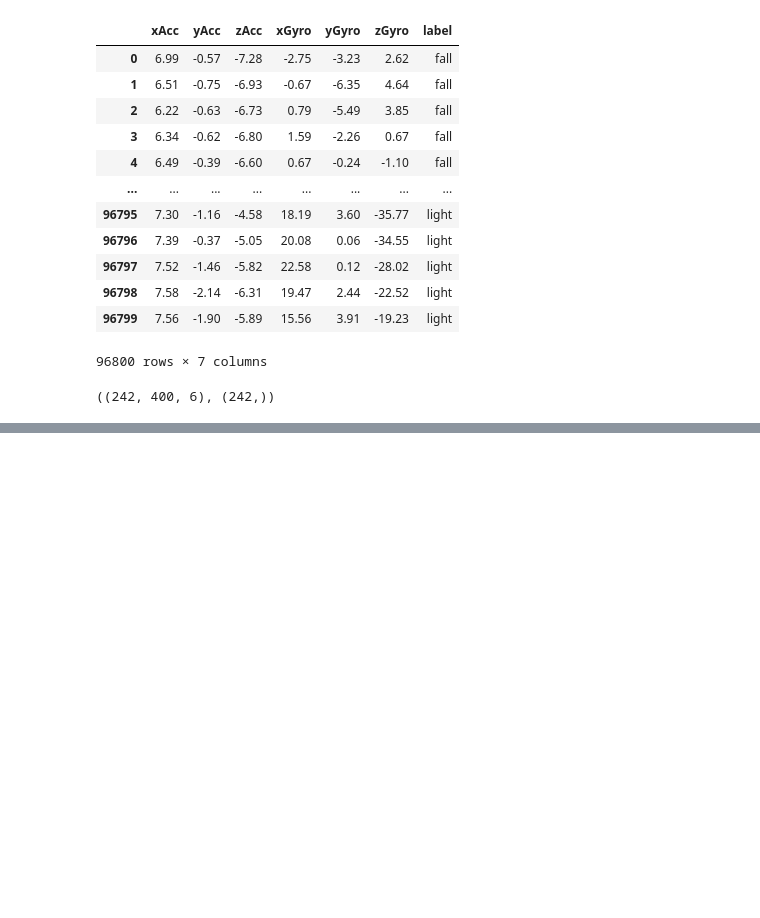
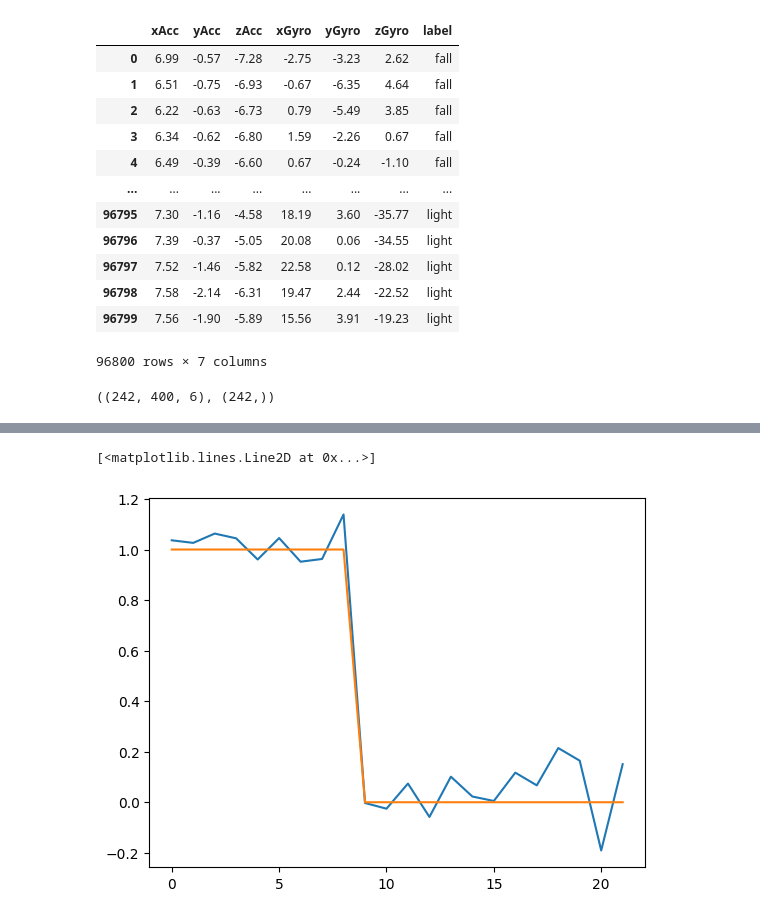
Before and after one commit to KristianS93/ML_LSTM, a Jupyter notebook: project/Falls-vs-normal.ipynb, the cells around one changed output, grey strips where cells are left out. Drawn from its saved outputs; the diff is of its cells as text; code cells hidden in the pictures; blank space fills up the shorter version.

```diff
--- a/project/Falls-vs-normal.ipynb
+++ b/project/Falls-vs-normal.ipynb
@@ -36,7 +36,11 @@ def split_observations(ds, window_size):
 
     # Append y value every window_size (i.e., every 400 values)
     if i % 400 == 0:  # Check for divisibility by 400, not remainder
-      y_values.append(ds_arr[i, -1])  # Append only the last value of the window
+      y_value = ds_arr[i, -1]
+      # Convert string to 1 if it contains "fall", otherwise 0
+      y_value = 1 if "fall" in y_value else 0
+      y_values.append(y_value)
+      #y_values.append(ds_arr[i, -1])  # Append only the last value of the window
 
   return np.array(observations), np.array(y_values)
 # %%
@@ -56,14 +79,6 @@ X_test = X_test.astype('float32')
 # %%
-from sklearn.preprocessing import LabelEncoder
-
-# Assuming y_train contains string labels
-encoder = LabelEncoder()
-y_train = encoder.fit_transform(y_train)
-y_val = encoder.transform(y_val)
-y_test = encoder.transform(y_test)
-
 # Reshape y_train (and similarly y_val, y_test) for multi-class classification
-y_train = y_train.reshape(y_train.shape[0], 1)
-y_val = y_val.reshape(y_val.shape[0], 1)
-y_test = y_test.reshape(y_test.shape[0], 1)
-y_train.shape, y_val.shape, y_test.shape
+#y_train = y_train.reshape(y_train.shape[0], 1)
+#y_val = y_val.reshape(y_val.shape[0], 1)
+#y_test = y_test.reshape(y_test.shape[0], 1)
+#y_train.shape, y_val.shape, y_test.shape
@@ -155,0 +184,6 @@ plt.plot(train_results['Actual'][:200])
+# %%
+test_predictions = model1.predict(X_test).flatten()
+test_results = pd.DataFrame(data={'Test Predictions':test_predictions, 'Actual':y_test})
+plt.plot(test_results['Test Predictions'])
+plt.plot(test_results['Actual'])
+# %% [output]
@@ -155,0 +191,2 @@ plt.plot(train_results['Actual'][:200])
+[<matplotlib.lines.Line2D at 0x...>]
+[figure, added]
```
Also changed, not shown: parts of 10 cells of this notebook, 2 other files.
